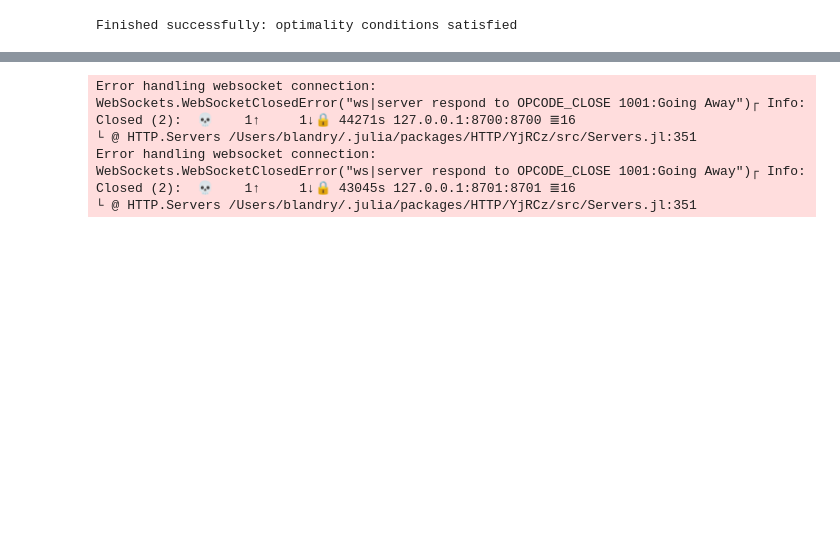
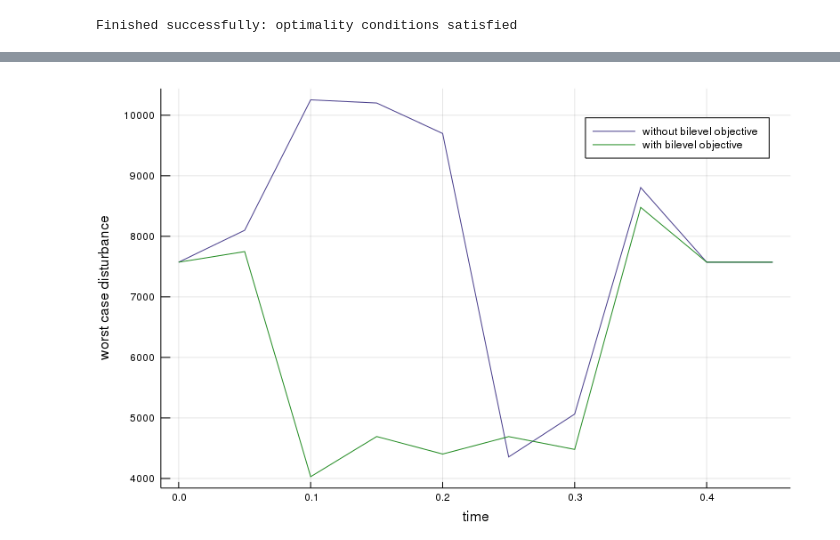
Before and after one commit to blandry/Bilevel.jl, a Jupyter notebook: notebooks/robust-trajopt.ipynb, the cells around one changed output, grey strips where cells are left out. Saved outputs shown, nothing was run; the diff lists cells and outputs as text; code cells hidden in the pictures; blank space fills up the shorter version.

Commit message:
decent run on the robust traj opt - keeping in case

```diff
--- a/notebooks/robust-trajopt.ipynb
+++ b/notebooks/robust-trajopt.ipynb
@@ -68,9 +71,9 @@ nothing, nothing, defaultlayout),:panda_joint1=>Widget{:rbd_joint,Any}(OrderedCo
 # %%
-# simulate not robust
+# traj opt without robustness
 
 env = parse_contacts(mechanism, urdf, [])
 x0 = MechanismState(mechanism)
-Δt = 0.1
+Δt = 0.05
 N = 10
 traj_data = get_traj_data(mechanism,env,Δt,N,false)
 
@@ -104,9 +107,15 @@ x_goal[6] = -pi
 add_state_eq!(traj_data, xi -> xi - x_start, 1)
 add_state_eq!(traj_data, xi -> xi - x_goal, N)
 
+for i = 2:N-1
+   add_fn_obj!(traj_data, qi -> (qi - x_start[1:traj_data.num_q])'*(qi - x_start[1:traj_data.num_q]),i)
+end
+
+# THE TRAJOPT CODE ALSO MINIMIZES CONTROL INPUT
+
 traj = BilevelTrajOpt.trajopt_snopt(traj_data)
 
-traj_t = cumsum([Δt for i in 1:N]);
+traj_t = vcat(0.,cumsum([Δt for i in 1:N-1]));
 traj_q = [traj[1:num_positions(mechanism),i] for i in 1:N]
 setanimation!(mvis, traj_t, traj_q)
 # %% [output]
@@ -212,11 +210,36 @@ setanimation!(mvis, traj_robust_t, traj_diff_q)
 # %%
 setanimation!(mvis, traj_robust_t, traj_robust_q)
-# %%
-setanimation!(mvis, traj_t, traj_q)
-# %% [output]
-Error handling websocket connection:
-WebSockets.WebSocketClosedError("ws|server respond to OPCODE_CLOSE 1001:Going Away")┌ Info: Closed (2):  💀    1↑     1↓🔒 44271s 127.0.0.1:8700:8700 ≣16
-└ @ HTTP.Servers /Users/blandry/.julia/packages/HTTP/YjRCz/src/Servers.jl:351
-Error handling websocket connection:
-WebSockets.WebSocketClosedError("ws|server respond to OPCODE_CLOSE 1001:Going Away")┌ Info: Closed (2):  💀    1↑     1↓🔒 43045s 127.0.0.1:8701:8701 ≣16
-└ @ HTTP.Servers /Users/blandry/.julia/packages/HTTP/YjRCz/src/Servers.jl:351
+# %%
+# compute the disturbance along each trajectory
+
+# with our solver
+function compute_dist(q::AbstractArray{T}) where T
+    state = MechanismState{T}(mechanism)
+    set_configuration!(state, q)
+    trans = relative_transform(state, plate_frame, world_frame)
+    pn = (trans.mat * [0.,0.,1.,0.])[1:3]
+
+    fw = w -> 100. * pn'*w
+    hw = w -> [0.]
+    gw = w -> vcat(w'*w - 1., w[3]*w[3] - 0.01)
+    w0 = zeros(3)
+    λ0 = zeros(1)
+    μ0 = zeros(2)
+
+    wsol,λsol,μsol = auglag_solve(w0,λ0,μ0,fw,hw,gw,in_place=false)
+    fw(wsol)^2
+end
+
+traj_dist = zeros(N)
+traj_robust_dist = zeros(N)
+for i = 1:N
+    traj_dist[i] = compute_dist(traj_q[i])
+    traj_robust_dist[i] = compute_dist(traj_robust_q[i])
+end
+# %%
+gr(size=(800,500), html_output_format=:png, seriescolor=:magma);
+plot(traj_t,traj_dist,label="without bilevel objective",seriescolor=:darkslateblue)
+plot!(traj_robust_t,traj_robust_dist,label="with bilevel objective",
+    seriescolor=:forestgreen,xlabel="time",ylabel="worst case disturbance")
+# %% [output]
+[figure, added]
```
Also changed, not shown: parts of 11 cells of this notebook, 1 other file.
